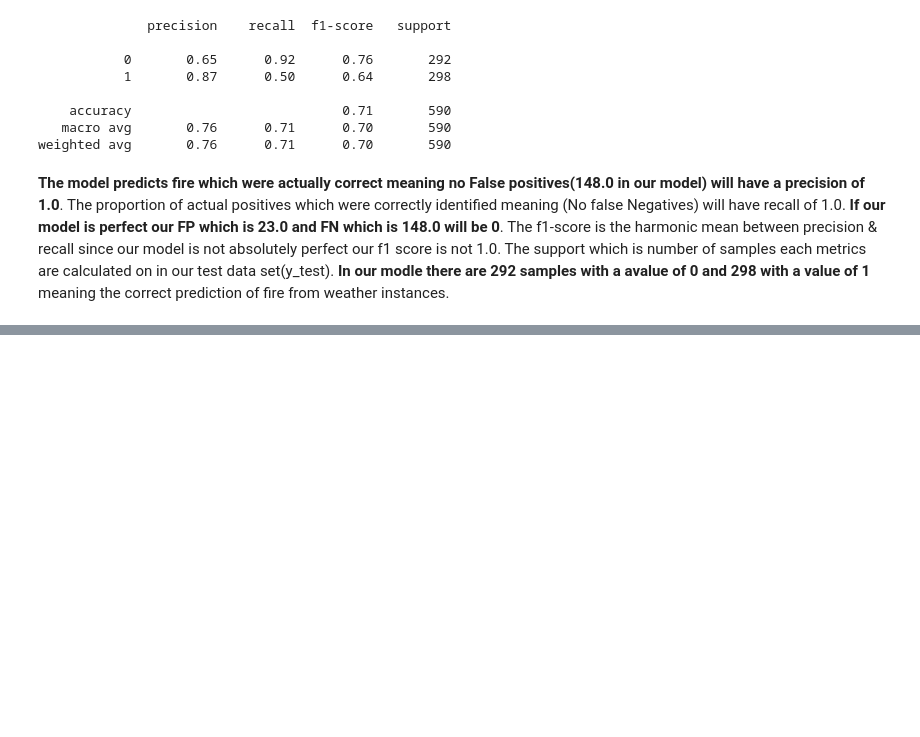
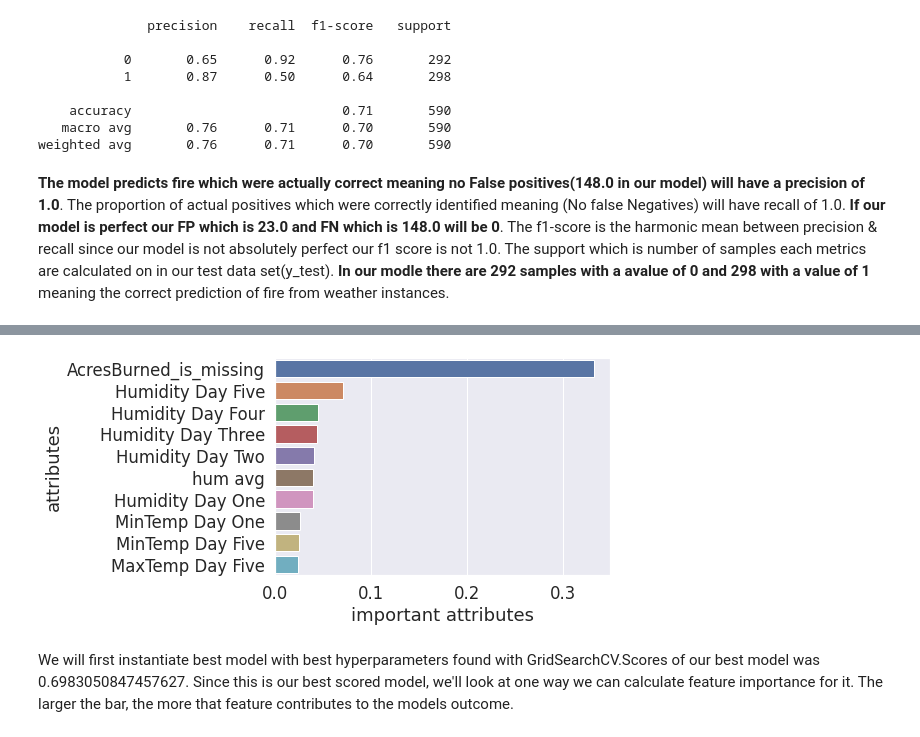
Before and after one commit to NishanthPrajith/Data_Science_Final_Project, a Jupyter notebook: code/models.ipynb, the cells around one changed output, grey strips where cells are left out. Cells and saved outputs as stored; diff of their text form; code cells hidden in the pictures; blank space fills up the shorter version.

Commit message:
model has been evaluated and features checked(DONE)

```diff
--- a/code/models.ipynb
+++ b/code/models.ipynb
@@ -767,0 +765,8 @@ we will find feature that is contributed best in our model
+# %%
+best_model = RandomForestRegressor(n_estimators=90,
+                                    min_samples_leaf=1,
+                                    min_samples_split=14,
+                                    max_features=0.5,
+                                    n_jobs=-1,
+                                    max_samples=None)
+best_model.fit(X_train, y_train)
@@ -767,0 +786,18 @@ we will find feature that is contributed best in our model
+# %%
+def plot_features(columns, important_attributes, n=10):
+    df = (pd.DataFrame({"attributes": columns,
+                        "important attributes": important_attributes})
+          .sort_values("important attributes", ascending=False)
+          .reset_index(drop=True))
+
+    sns.barplot(x="important attributes",
+                y="attributes",
+                data=df[:n],
+                orient="h")
+
+plot_features(X_train.columns, best_model.feature_importances_)
+# %% [output]
+[figure, added]
+# %% [markdown]
+We will first instantiate best model with best hyperparameters found with GridSearchCV.Scores of our best model was 0.6983050847457627. Since this is our best scored model, we'll look at one way we can calculate feature importance for it.
+The larger the  bar, the more that feature contributes to the models outcome.
```
Also changed, not shown: parts of 24 cells of this notebook.
